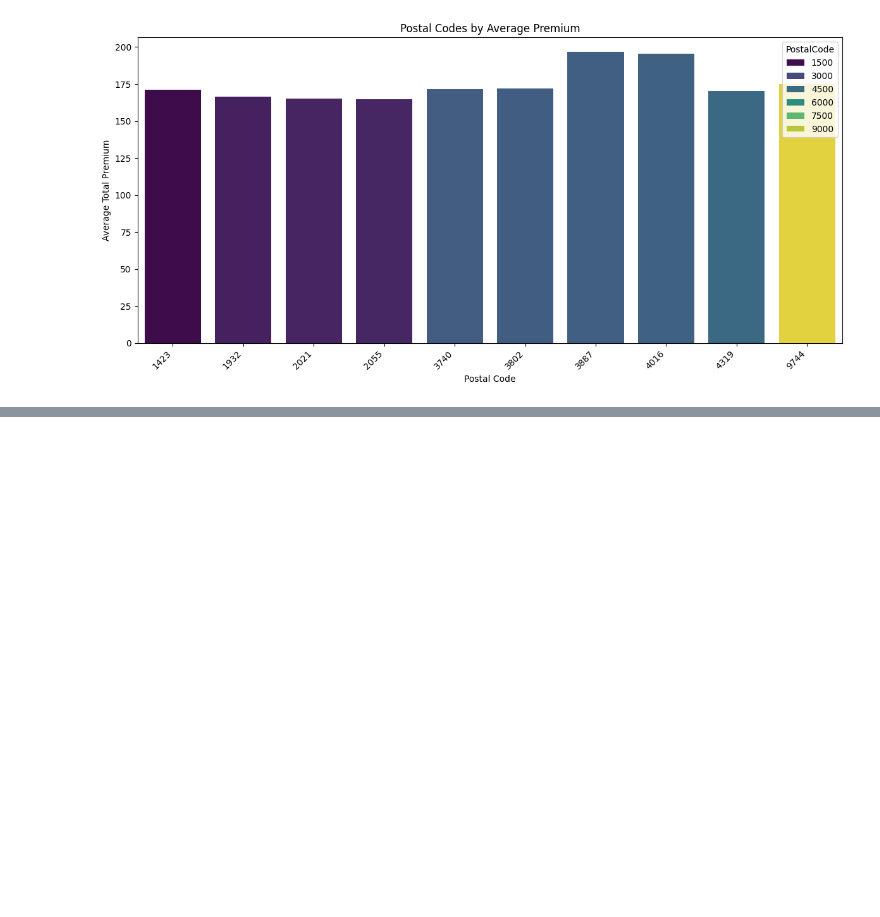
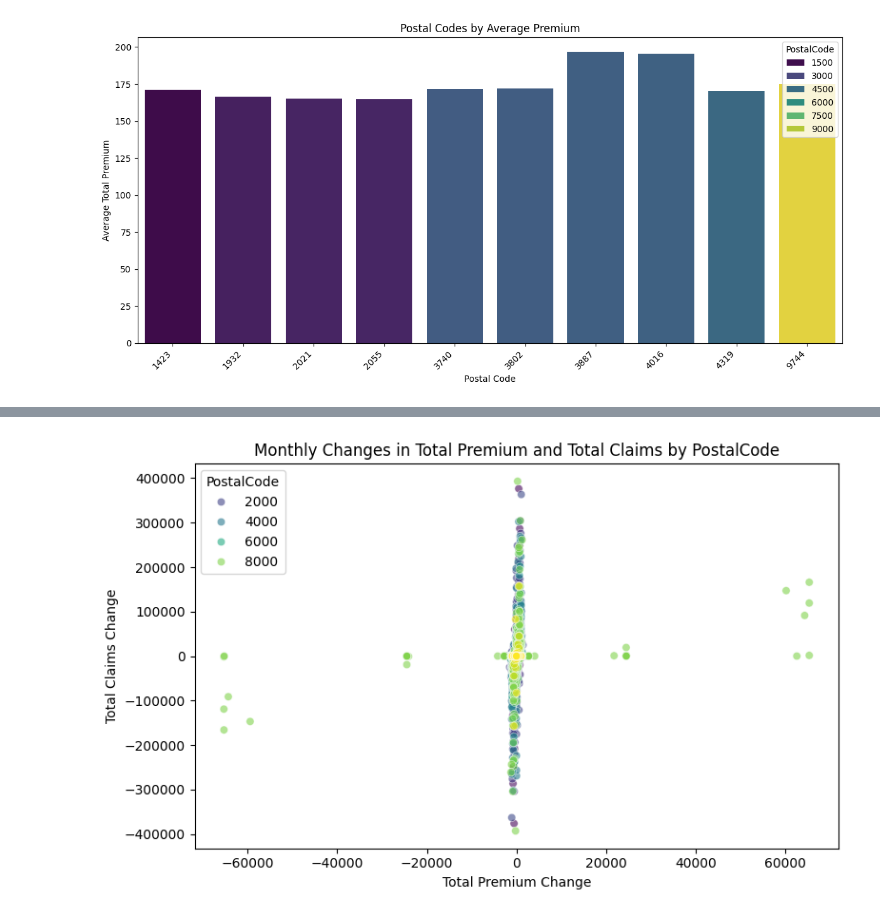
Before and after one commit to YonInsights/AlphaCare-Insurance-Analysis, a Jupyter notebook: notebooks/EDA.ipynb, the cells around one changed output, grey strips where cells are left out. Saved outputs shown, nothing was run; the diff lists cells and outputs as text; code cells hidden in the pictures; blank space fills up the shorter version.

```diff
--- a/notebooks/EDA.ipynb
+++ b/notebooks/EDA.ipynb
@@ -186,0 +201,7 @@ plot_geographic_trends(data, 'PostalCode', 'TotalPremium', 'Postal Codes by Aver
+# %%
+# Scatter plot to visualize the relationship between the monthly changes
+plot_scatter(data, 'TotalPremium_Change', 'TotalClaims_Change',
+             'Monthly Changes in Total Premium and Total Claims by PostalCode',
+             'Total Premium Change', 'Total Claims Change', geographic_column='PostalCode')
+# %% [output]
+[figure, added]
```
Also changed, not shown: parts of 4 cells of this notebook.
